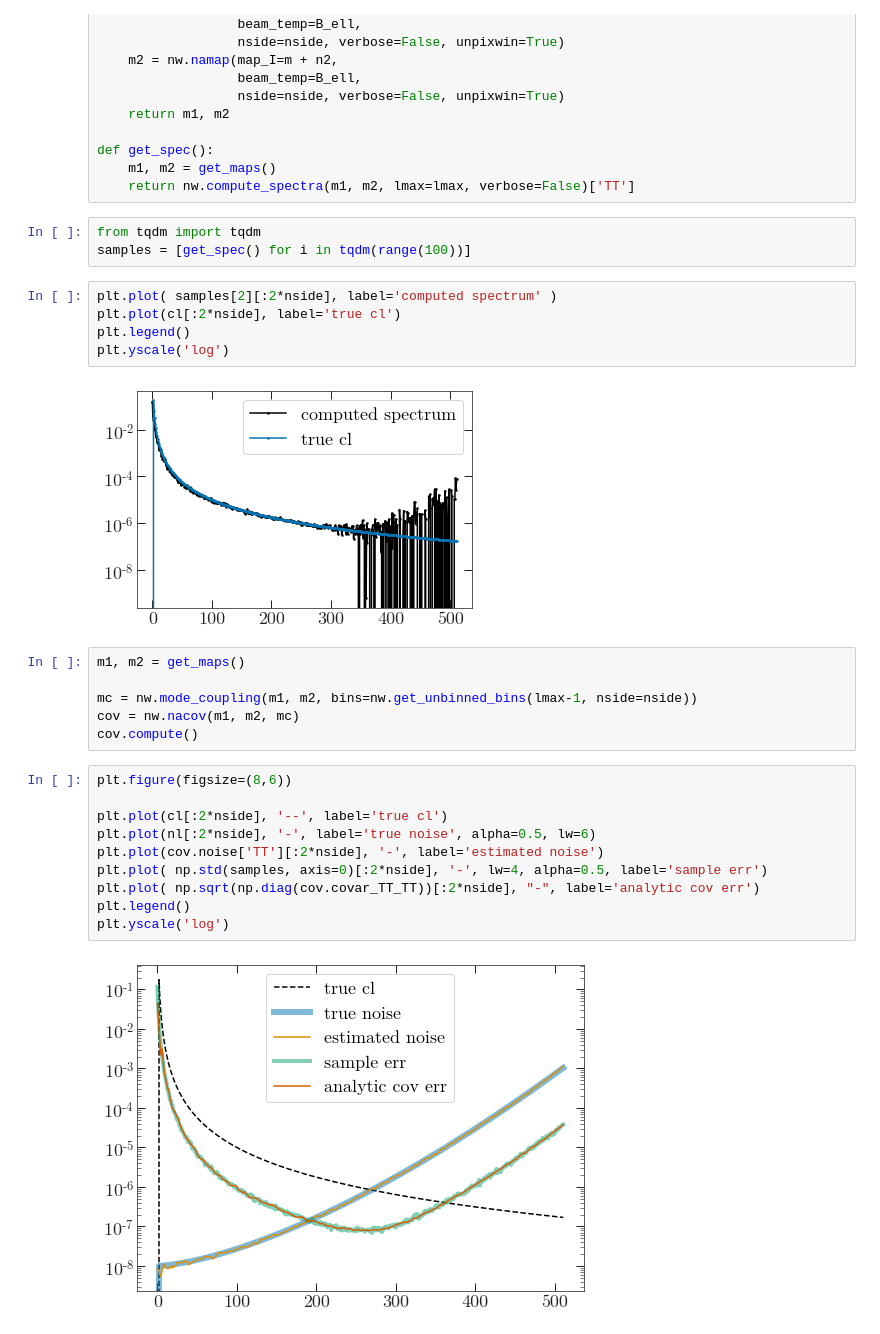
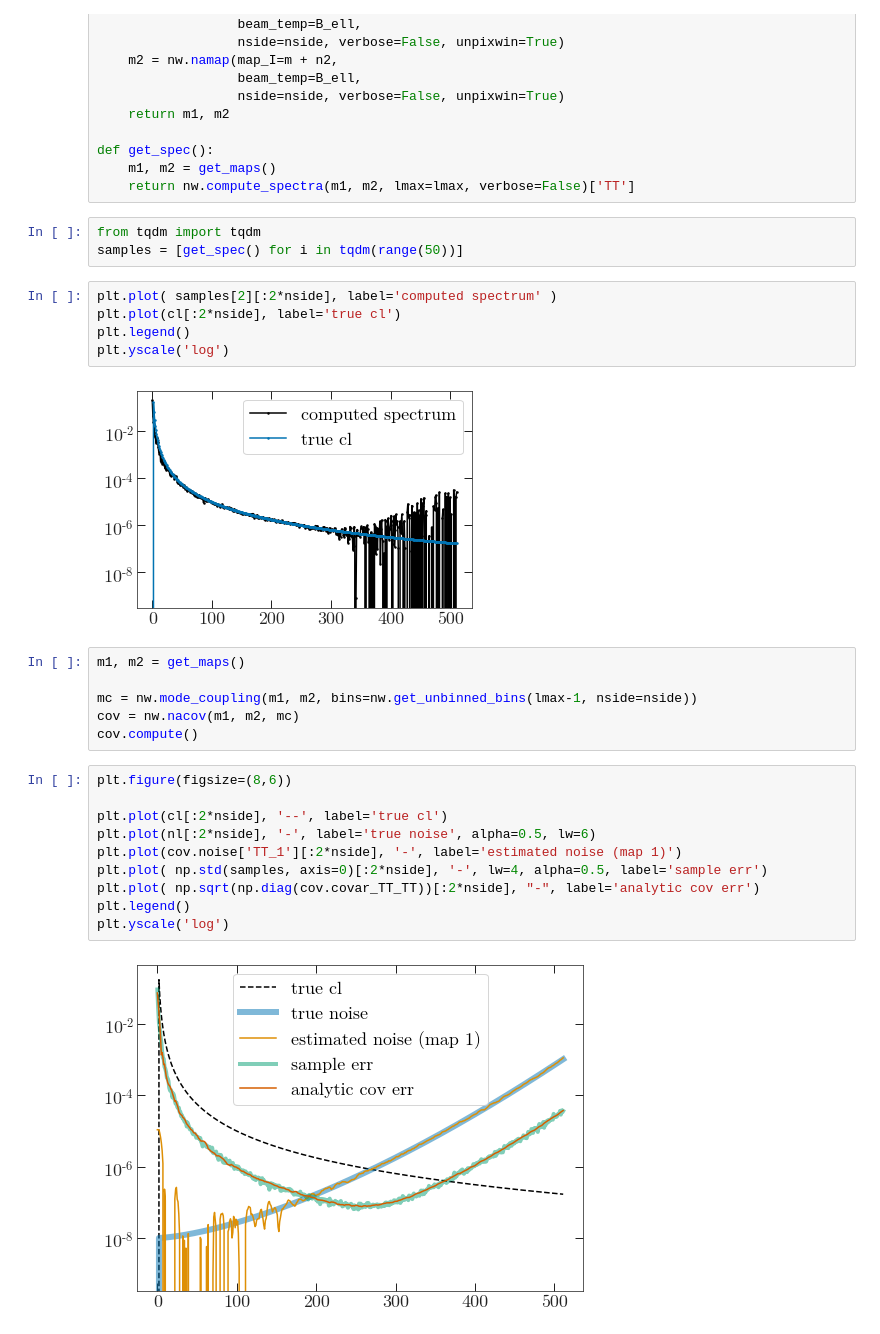
Before and after one commit to xzackli/nawrapper, a Jupyter notebook: notebooks/Healpix Sims.ipynb, the cells around one changed output. Cells and saved outputs as stored; diff of their text form.

Commit message:
cov with different noise levels in each experiment

```diff
--- a/notebooks/Healpix Sims.ipynb
+++ b/notebooks/Healpix Sims.ipynb
@@ -59,14 +59,14 @@ def get_spec():
     return nw.compute_spectra(m1, m2, lmax=lmax, verbose=False)['TT']
 # %%
 from tqdm import tqdm
-samples = [get_spec() for i in tqdm(range(100))]
+samples = [get_spec() for i in tqdm(range(50))]
 # %%
 plt.plot( samples[2][:2*nside], label='computed spectrum' )
 plt.plot(cl[:2*nside], label='true cl')
 plt.legend()
 plt.yscale('log')
 # %% [output]
-[figure, old version]
+[figure, new version]
 # %%
 m1, m2 = get_maps()
 
@@ -76,12 +76,12 @@ cov.compute()
 # %%
 plt.figure(figsize=(8,6))
 
 plt.plot(cl[:2*nside], '--', label='true cl')
 plt.plot(nl[:2*nside], '-', label='true noise', alpha=0.5, lw=6)
-plt.plot(cov.noise['TT'][:2*nside], '-', label='estimated noise')
+plt.plot(cov.noise['TT_1'][:2*nside], '-', label='estimated noise (map 1)')
 plt.plot( np.std(samples, axis=0)[:2*nside], '-', lw=4, alpha=0.5, label='sample err')
 plt.plot( np.sqrt(np.diag(cov.covar_TT_TT))[:2*nside], "-", label='analytic cov err')
 plt.legend()
 plt.yscale('log')
 # %% [output]
-[figure, old version]
+[figure, new version]
```
Also changed, not shown: parts of 5 cells of this notebook, 1 other file.
